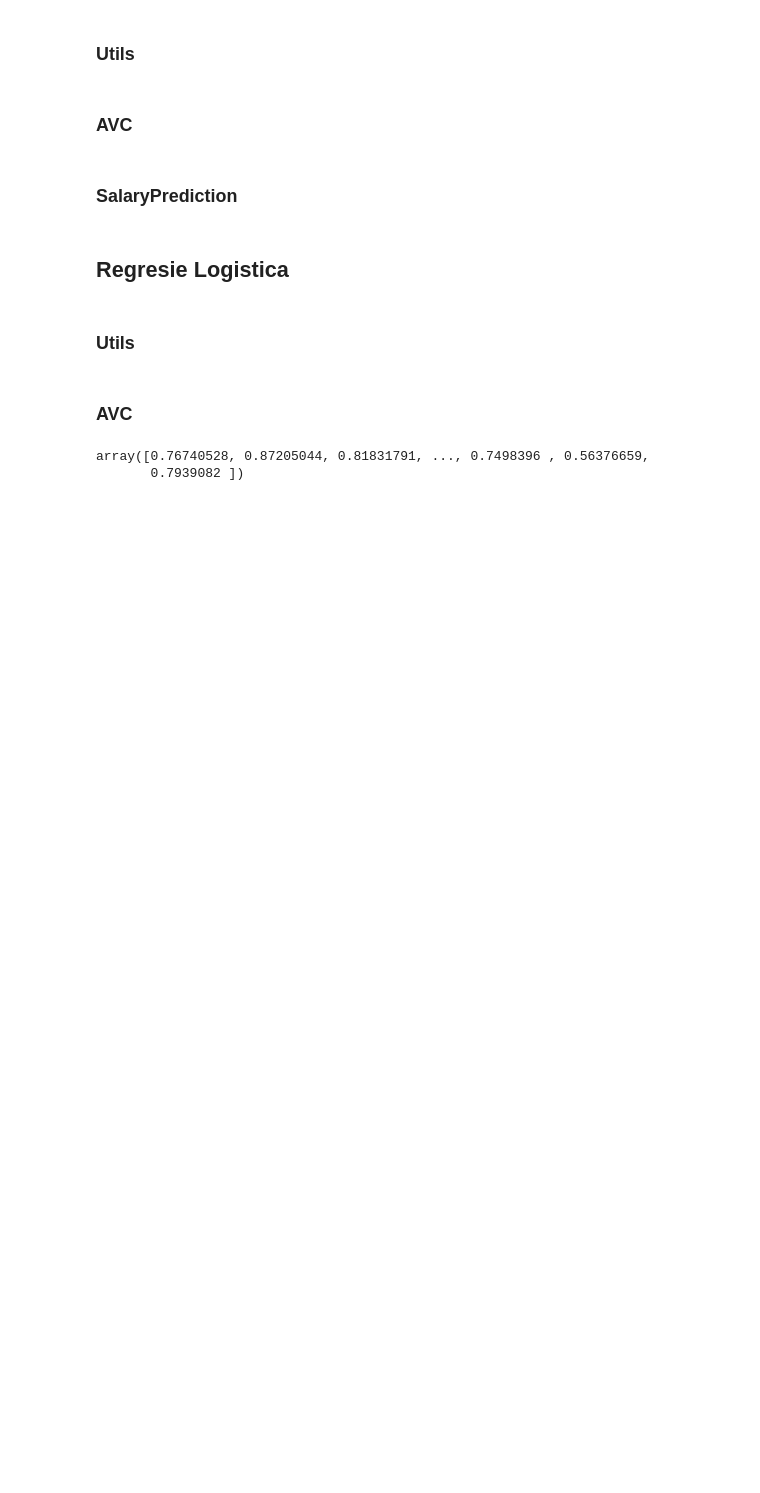
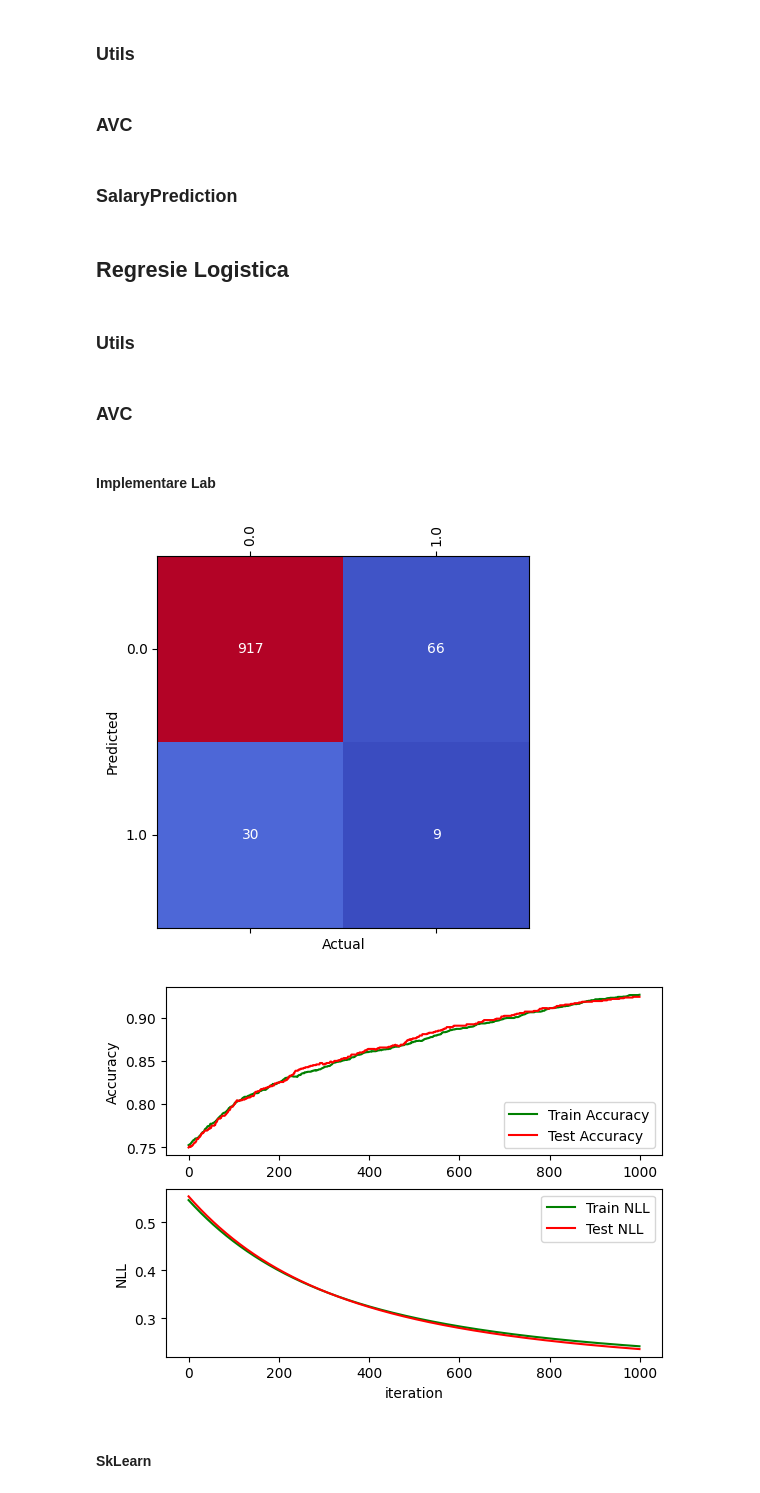
Before and after one commit to Earthbert/IA-project2, a Jupyter notebook: project.ipynb, the cells around one changed output. Drawn from its saved outputs; the diff is of its cells as text; code cells hidden in the pictures; blank space fills up the shorter version.

```diff
--- a/project.ipynb
+++ b/project.ipynb
@@ -358,3 +359,6 @@ class LogisticRegression:
 
     def predict(self, X):
         raise NotImplementedError
+
+    def plot(self):
+        raise NotImplementedError
@@ -418,21 +456,21 @@ class LabLogisticRegression(LogisticRegression):
 # %%
 def apply_logistic_regression_model(train_data : pd.DataFrame,
                                     test_data : pd.DataFrame,
-                                    continuous_features: list[str],
-                                    category_features: list[str],
                                     target_feature: str, model : LogisticRegression):
     train_data = train_data.copy()
     test_data = test_data.copy()
 
-    category_features = list(set(category_features) - set([target_feature]))
-
     combined_data = pd.concat([train_data, test_data])
-    combined_data = pd.get_dummies(combined_data, columns=category_features, dtype='float64')
+    combined_data = pd.get_dummies(combined_data, dtype='float64')
     train_data = combined_data[:len(train_data)]
     test_data = combined_data[len(train_data):]
 
+    test_encoder = pre.LabelEncoder()
+
     pre.LabelEncoder().fit_transform(train_data[target_feature])
-    pre.LabelEncoder().fit_transform(test_data[target_feature])
+    test_encoder.fit_transform(test_data[target_feature])
+
+    # train_data = keep_balance(train_data, target_feature)
 
     X = train_data.drop(target_feature, axis=1)
     y = train_data[target_feature]
@@ -441,12 +479,36 @@ def apply_logistic_regression_model(train_data : pd.DataFrame,
 
     X = test_data.drop(target_feature, axis=1)
 
-    return model.predict(X)
+    predictions = np.round(model.predict(X))
+    results = test_encoder.inverse_transform(predictions.astype(int))
+    results = pd.DataFrame({'actual': test_data[target_feature], 'predicted': results})
+
+    return results
+# %%
+def show_confusion_matrix(results: pd.DataFrame, target_feature: str):
+    confusion_matrix = pd.crosstab(results['actual'], results['predicted'])
+    plt.matshow(confusion_matrix, cmap='coolwarm')
+    plt.xticks(range(len(confusion_matrix.columns)), confusion_matrix.columns.to_list(), rotation=90)
+    plt.yticks(range(len(confusion_matrix.columns)), confusion_matrix.columns.to_list())
+
+    plt.xlabel('Actual')
+    plt.ylabel('Predicted')
+
+    for i in range(len(confusion_matrix.columns)):
+        for j in range(len(confusion_matrix.columns)):
+            plt.text(i, j, str(confusion_matrix.iloc[i, j].round(2)), ha='center', va='center', color='w') # type: ignore
+    plt.show()
 # %% [markdown]
 ### AVC
-# %%
-results = apply_logistic_regression_model(pre_avc_train_data, pre_avc_test_data, pre_avc_continuous_features, pre_avc_category_features, avc_target_category, LabLogisticRegression())
-display(results)
-# %% [output]
-array([0.76740528, 0.87205044, 0.81831791, ..., 0.7498396 , 0.56376659,
-       0.7939082 ])
+# %% [markdown]
+#### Implementare Lab
+# %%
+model = LabLogisticRegression(learning_rate=0.01, epochs=1000, test_size=0.2)
+results = apply_logistic_regression_model(pre_avc_train_data, pre_avc_test_data, avc_target_category, model)
+show_confusion_matrix(results, avc_target_category)
+model.plot()
+# %% [output]
+[figure, added]
+[figure, added]
+# %% [markdown]
+#### SkLearn
```
Also changed, not shown: parts of 5 cells of this notebook.
